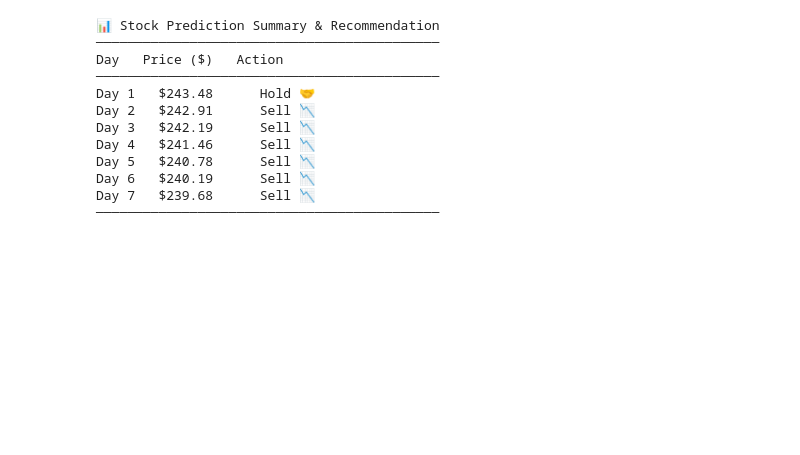
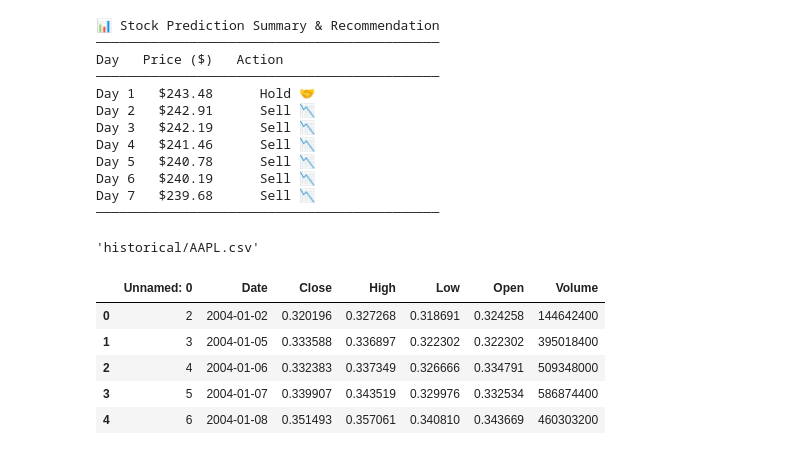
Before and after one commit to pooja30123/Stock-Price-Prediction-using-LSTM, a Jupyter notebook: notebooks/test.ipynb, the cells around one changed output. Saved outputs shown, nothing was run; the diff lists cells and outputs as text; code cells hidden in the pictures; blank space fills up the shorter version.

```diff
--- a/notebooks/test.ipynb
+++ b/notebooks/test.ipynb
@@ -139,0 +145,7 @@ Day 7   $239.68      Sell 📉
+# %%
+hist_path = os.path.join(f'historical/{symbol}.csv')
+recent_path = os.path.join(f'recent/{symbol}_recent.csv')
+# %%
+hist_path
+# %% [output]
+'historical/AAPL.csv'
@@ -139,0 +154,11 @@ Day 7   $239.68      Sell 📉
+# %%
+hist_df = pd.read_csv(hist_path)
+# %%
+hist_df.head()
+# %% [output]
+|  | Unnamed: 0 | Date | Close | High | Low | Open | Volume |
+| 0 | 2 | 2004-01-02 | 0.320196 | 0.327268 | 0.318691 | 0.324258 | 144642400 |
+| 1 | 3 | 2004-01-05 | 0.333588 | 0.336897 | 0.322302 | 0.322302 | 395018400 |
+| 2 | 4 | 2004-01-06 | 0.332383 | 0.337349 | 0.326666 | 0.334791 | 509348000 |
+| 3 | 5 | 2004-01-07 | 0.339907 | 0.343519 | 0.329976 | 0.332534 | 586874400 |
+| 4 | 6 | 2004-01-08 | 0.351493 | 0.357061 | 0.340810 | 0.343669 | 460303200 |
```
Also changed, not shown: parts of 12 cells of this notebook, 13 other files.
